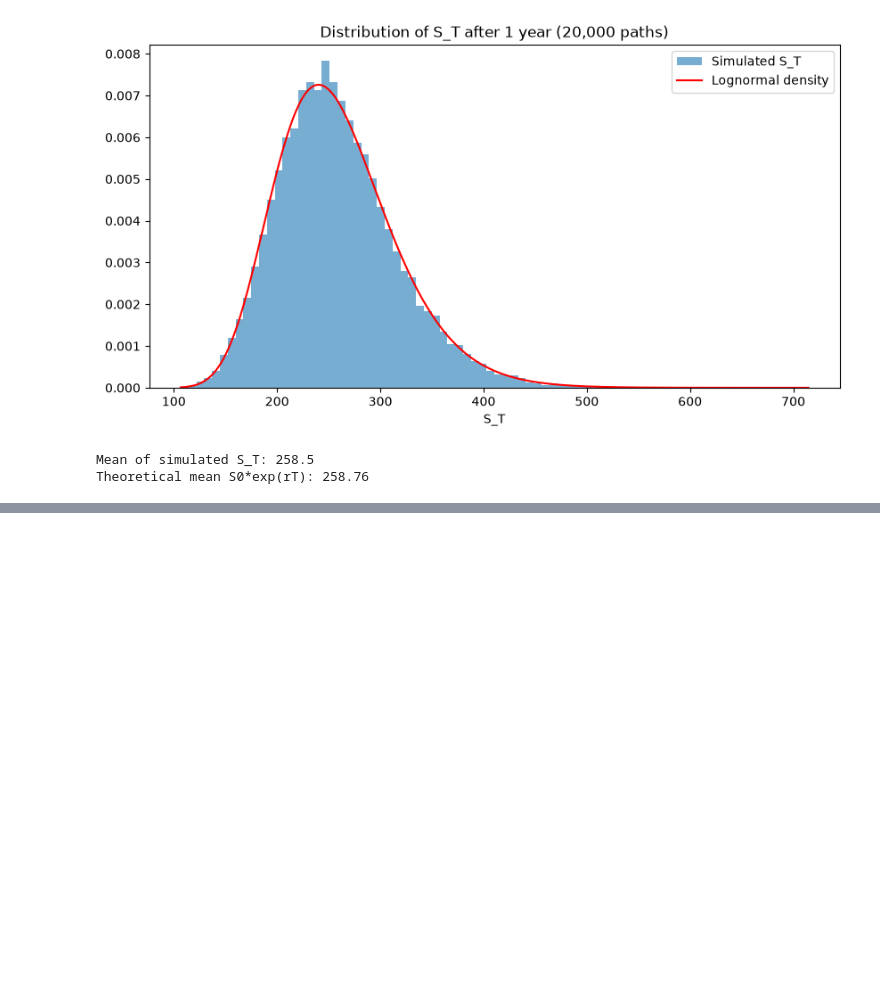
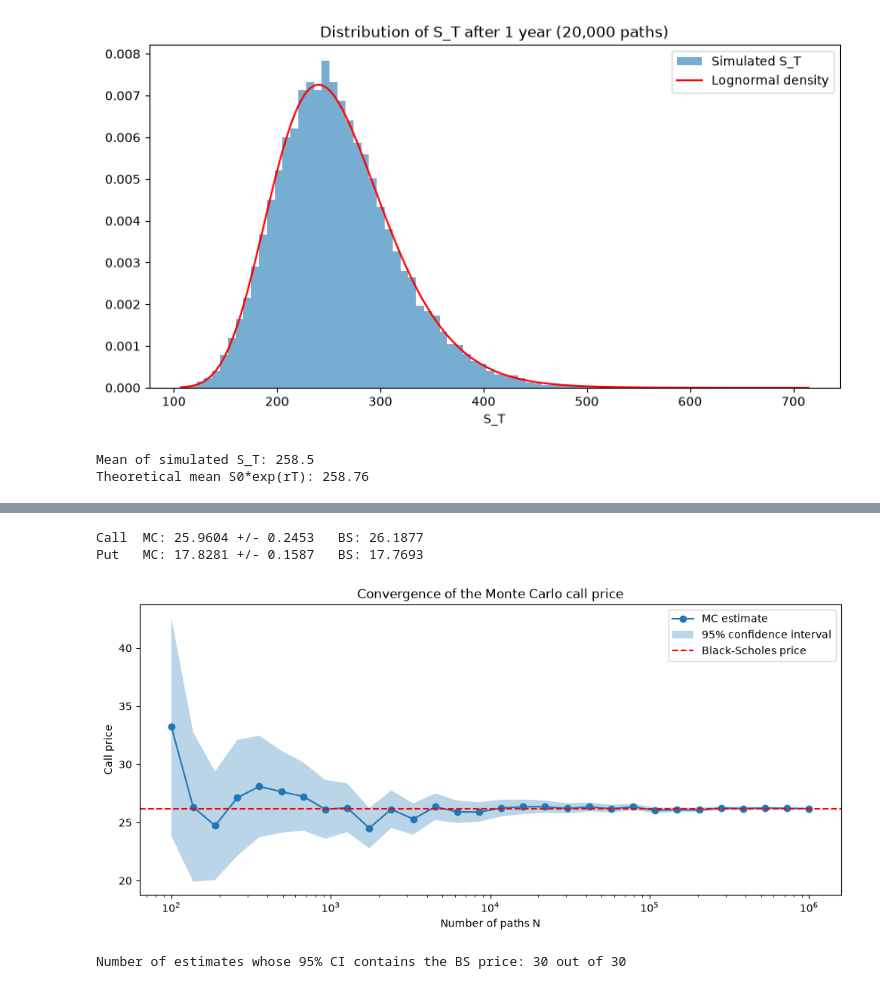
Before and after one commit to lewis-shearer/Monte_Carlo_Option_Pricing, a Jupyter notebook: option_pricing.ipynb, the cells around one changed output, grey strips where cells are left out. Saved outputs shown, nothing was run; the diff lists cells and outputs as text; code cells hidden in the pictures; blank space fills up the shorter version.

Commit message:
Price European options by Monte Carlo with convergence, error rate and variance reduction

```diff
--- a/option_pricing.ipynb
+++ b/option_pricing.ipynb
@@ -173,0 +182,51 @@ Theoretical mean S0*exp(rT): 258.76
+# %%
+def mc_european(S0, K, T, r, sigma, n_paths, option='call'):
+    Z = np.random.standard_normal(n_paths)
+    ST = S0 * np.exp((r - 0.5 * sigma**2) * T + sigma * np.sqrt(T) * Z)
+    if option == 'call':
+        payoff = np.maximum(ST - K, 0)
+    else:
+        payoff = np.maximum(K - ST, 0)
+    Y = np.exp(-r * T) * payoff
+    price = Y.mean()
+    se = Y.std(ddof=1) / np.sqrt(n_paths)
+    return price, se
+# %%
+call_mc, call_se = mc_european(S0, K, T, r, sigma, 100000, 'call')
+put_mc, put_se = mc_european(S0, K, T, r, sigma, 100000, 'put')
+
+print(f'Call  MC: {call_mc:.4f} +/- {1.96*call_se:.4f}   BS: {call_bs:.4f}')
+print(f'Put   MC: {put_mc:.4f} +/- {1.96*put_se:.4f}   BS: {put_bs:.4f}')
+# %% [output]
+Call  MC: 25.9604 +/- 0.2453   BS: 26.1877
+Put   MC: 17.8281 +/- 0.1587   BS: 17.7693
+# %%
+# Price the call with more and more paths
+N_values = np.unique(np.logspace(2, 6, 30).astype(int))
+estimates = []
+errors = []
+
+for N in N_values:
+    price, se = mc_european(S0, K, T, r, sigma, N, 'call')
+    estimates.append(price)
+    errors.append(se)
+
+estimates = np.array(estimates)
+errors = np.array(errors)
+
+plt.figure(figsize=(12, 5))
+plt.plot(N_values, estimates, 'o-', label='MC estimate')
+plt.fill_between(N_values, estimates - 1.96 * errors, estimates + 1.96 * errors, alpha=0.3, label='95% confidence interval')
+plt.axhline(call_bs, color='red', linestyle='--', label='Black-Scholes price')
+plt.xscale('log')
+plt.title('Convergence of the Monte Carlo call price')
+plt.xlabel('Number of paths N')
+plt.ylabel('Call price')
+plt.legend()
+plt.show()
+
+inside = np.abs(estimates - call_bs) <= 1.96 * errors
+print('Number of estimates whose 95% CI contains the BS price:', inside.sum(), 'out of', len(N_values))
+# %% [output]
+[figure, added]
+Number of estimates whose 95% CI contains the BS price: 30 out of 30
```
Also changed, not shown: parts of 9 cells of this notebook.
